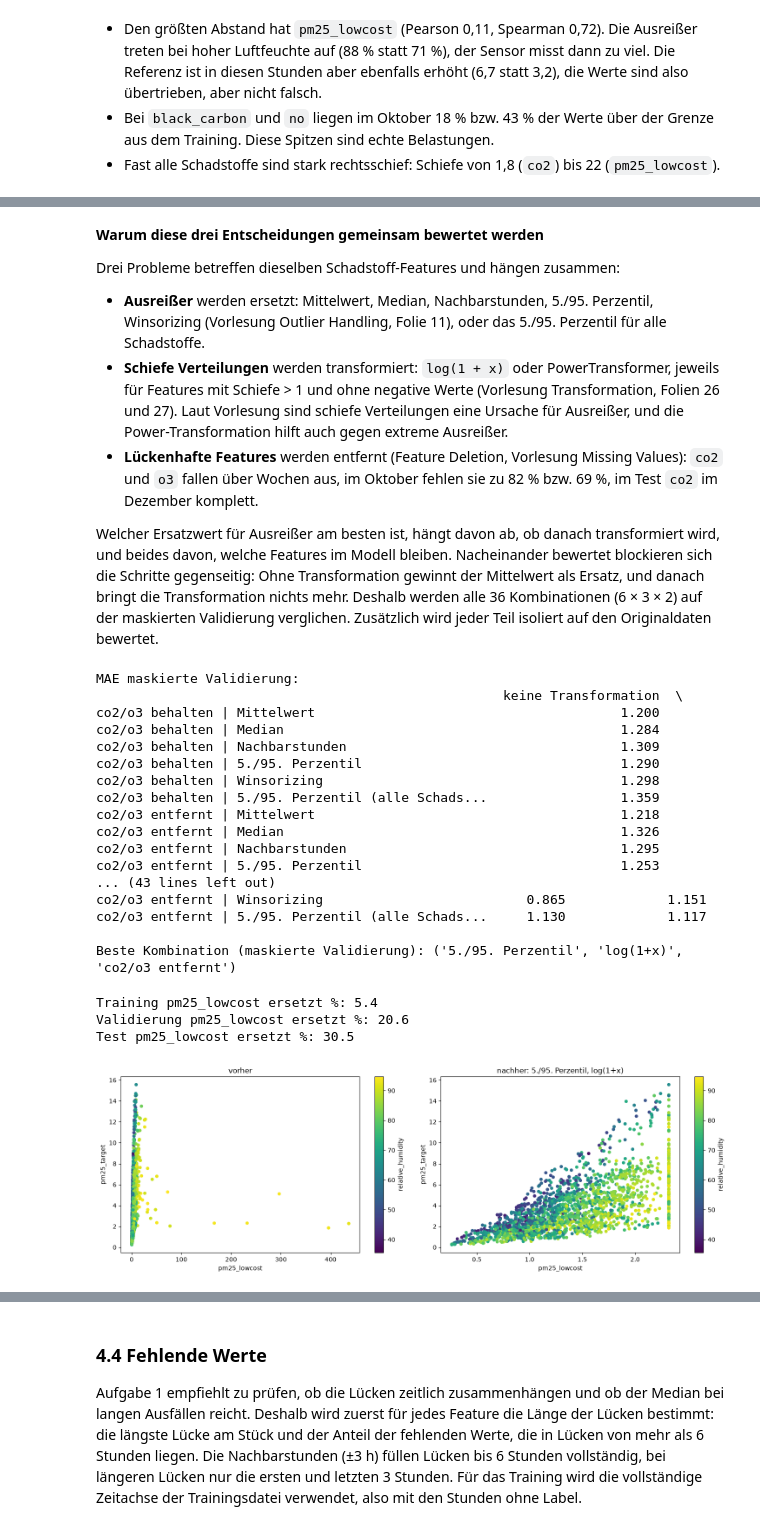
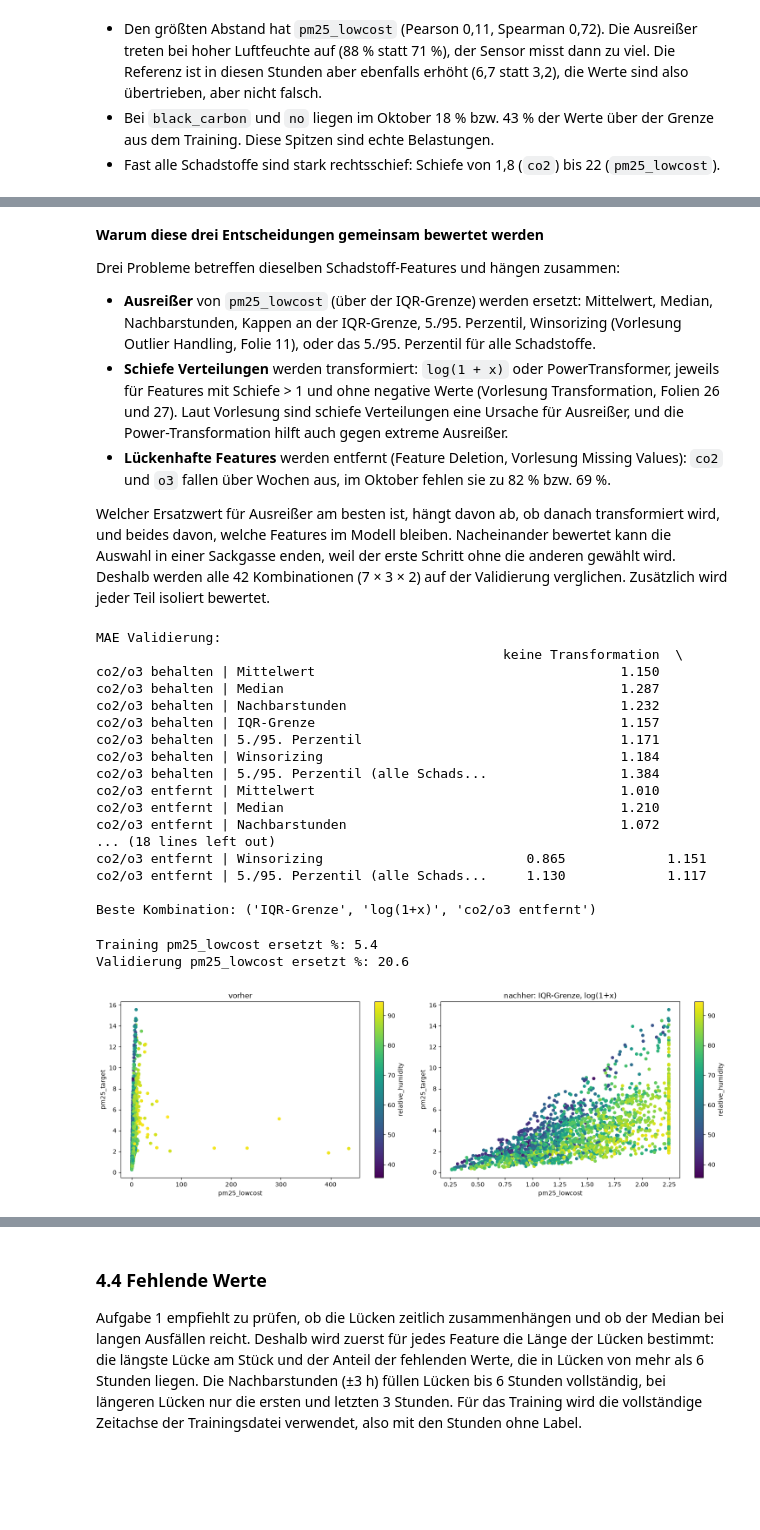
Before and after one commit to kevinvuong04/data-science-26-27, a Jupyter notebook: src/Notebooks/Aufgabe_2_Data_Preparation.ipynb, the cells around one changed output, grey strips where cells are left out. Cells and saved outputs as stored; diff of their text form; code cells hidden in the pictures; blank space fills up the shorter version.

```diff
--- a/src/Notebooks/Aufgabe_2_Data_Preparation.ipynb
+++ b/src/Notebooks/Aufgabe_2_Data_Preparation.ipynb
@@ -33,7 +35,7 @@ train = df.iloc[:split_index].dropna(subset=[LABEL]).copy()
 valid = df.iloc[split_index:].copy()
 
 print("Trainingszeilen ohne Label entfernt:", df.iloc[:split_index][LABEL].isnull().sum())
-for name, data in [("Training", train), ("Validierung", valid), ("Test", test)]:
+for name, data in [("Training", train), ("Validierung", valid)]:
     print(name + ":", data["timestamp"].min(), "bis", data["timestamp"].max(), "|", len(data), "Zeilen, ohne Label:", data[LABEL].isnull().sum())
 # %% [output]
 Trainingszeilen ohne Label entfernt: 204
@@ -203,7 +152,7 @@ def show(rows):
 ## 3. Baseline
 Alle 14 numerischen Features, fehlende Werte mit dem Trainings-Median gefüllt (die lineare Regression kann keine NaN verarbeiten). Zur Einordnung: eine naive Vorhersage, die immer den Mittelwert vorhersagt, und dieselbe Baseline mit dem zufälligen Split aus Aufgabe 1.
 # %%
-original = (train, valid, valid_mask, test)
+original = (train, valid, test)
 baseline = evaluate("Baseline", "Baseline", "Originaldaten, 14 numerische Features, NaN mit Trainings-Median", original)
 BASELINE = baseline
 
@@ -213,7 +162,7 @@ reg_baseline = linear_model.LinearRegression()
 reg_baseline.fit(train[features].fillna(median), train[LABEL])
 pred_val_baseline = reg_baseline.predict(valid[features].fillna(median))
 
-# Vergleich mit dem zufälligen Split aus Aufgabe 1 (nur normale Validierung)
+# Vergleich mit dem zufälligen Split aus Aufgabe 1
 labeled = df.dropna(subset=[LABEL])
 train_rand, valid_rand = train_test_split(labeled, test_size=0.20, random_state=42)
 median_rand = train_rand[features].median()
@@ -233,7 +182,7 @@ print(pd.DataFrame({"MAE_Val": [mae_rand, baseline["MAE_Val"]], "R2_Val": [r2_ra
                    index=["zufälliger Split (Aufgabe 1)", "zeitlicher Split"]).round(3))
 
 print("\nMAE naive Vorhersage (Mittelwert):", round(mean_absolute_error(valid[LABEL], [train[LABEL].mean()] * len(valid)), 4))
-print("MAE Baseline: Validierung", round(baseline["MAE_Val"], 4), "| maskierte Validierung", round(baseline["MAE_Val_mask"], 4))
+print("MAE Baseline Validierung:", round(baseline["MAE_Val"], 4))
 coefficients = pd.Series(reg_baseline.coef_, index=features)
 print("Koeffizient pm25_lowcost:", round(coefficients["pm25_lowcost"], 4), "| Koeffizient black_carbon:", round(coefficients["black_carbon"], 4))
 
@@ -427,11 +431,11 @@ True                       87.6          6.7
 **Warum diese drei Entscheidungen gemeinsam bewertet werden**
 
 Drei Probleme betreffen dieselben Schadstoff-Features und hängen zusammen:
-- **Ausreißer** werden ersetzt: Mittelwert, Median, Nachbarstunden, 5./95. Perzentil, Winsorizing (Vorlesung Outlier Handling, Folie 11), oder das 5./95. Perzentil für alle Schadstoffe.
+- **Ausreißer** von `pm25_lowcost` (über der IQR-Grenze) werden ersetzt: Mittelwert, Median, Nachbarstunden, Kappen an der IQR-Grenze, 5./95. Perzentil, Winsorizing (Vorlesung Outlier Handling, Folie 11), oder das 5./95. Perzentil für alle Schadstoffe.
 - **Schiefe Verteilungen** werden transformiert: `log(1 + x)` oder PowerTransformer, jeweils für Features mit Schiefe > 1 und ohne negative Werte (Vorlesung Transformation, Folien 26 und 27). Laut Vorlesung sind schiefe Verteilungen eine Ursache für Ausreißer, und die Power-Transformation hilft auch gegen extreme Ausreißer.
-- **Lückenhafte Features** werden entfernt (Feature Deletion, Vorlesung Missing Values): `co2` und `o3` fallen über Wochen aus, im Oktober fehlen sie zu 82 % bzw. 69 %, im Test `co2` im Dezember komplett.
+- **Lückenhafte Features** werden entfernt (Feature Deletion, Vorlesung Missing Values): `co2` und `o3` fallen über Wochen aus, im Oktober fehlen sie zu 82 % bzw. 69 %.
 
-Welcher Ersatzwert für Ausreißer am besten ist, hängt davon ab, ob danach transformiert wird, und beides davon, welche Features im Modell bleiben. Nacheinander bewertet blockieren sich die Schritte gegenseitig: Ohne Transformation gewinnt der Mittelwert als Ersatz, und danach bringt die Transformation nichts mehr. Deshalb werden alle 36 Kombinationen (6 × 3 × 2) auf der maskierten Validierung verglichen. Zusätzlich wird jeder Teil isoliert auf den Originaldaten bewertet.
+Welcher Ersatzwert für Ausreißer am besten ist, hängt davon ab, ob danach transformiert wird, und beides davon, welche Features im Modell bleiben. Nacheinander bewertet kann die Auswahl in einer Sackgasse enden, weil der erste Schritt ohne die anderen gewählt wird. Deshalb werden alle 42 Kombinationen (7 × 3 × 2) auf der Validierung verglichen. Zusätzlich wird jeder Teil isoliert bewertet.
 # %%
 def replace_outliers(train_df, val_df, test_df, columns, method):
     # Ausreißer ersetzen, Grenzen und Ersatzwerte nur aus dem Training
@@ -442,6 +446,7 @@ def replace_outliers(train_df, val_df, test_df, columns, method):
         p5, p95 = train_df[col].quantile(0.05), train_df[col].quantile(0.95)
         values = {"Mittelwert": [train_df[col].mean(), train_df[col].mean()],
                   "Median": [train_df[col].median(), train_df[col].median()],
+                  "IQR-Grenze": [lower, upper],                 # Kappen: Werte außerhalb auf die Grenze setzen
                   "5./95. Perzentil": [p5, p95]}
         if method == "Nachbarstunden":
             # Ausreißer als fehlend markieren und mit dem Mittel der Stunden +-3 h füllen
@@ -497,7 +502,8 @@ def drop_columns(train_df, val_df, test_df, columns):
 
 POLLUTANTS = ["pm25_lowcost", "no", "no2", "black_carbon", "ufp", "co2"]
 outlier_variants = [("Mittelwert", ["pm25_lowcost"]), ("Median", ["pm25_lowcost"]), ("Nachbarstunden", ["pm25_lowcost"]),
-                    ("5./95. Perzentil", ["pm25_lowcost"]), ("Winsorizing", ["pm25_lowcost"]), ("5./95. Perzentil (alle Schadstoffe)", POLLUTANTS)]
+                    ("IQR-Grenze", ["pm25_lowcost"]), ("5./95. Perzentil", ["pm25_lowcost"]), ("Winsorizing", ["pm25_lowcost"]),
+                    ("5./95. Perzentil (alle Schadstoffe)", POLLUTANTS)]
 skew_variants = [("keine Transformation", None), ("log(1+x)", log_transform), ("PowerTransformer", power_transform)]
 deletion_variants = [("co2/o3 behalten", []), ("co2/o3 entfernt", ["co2", "o3"])]
 
@@ -520,74 +526,72 @@ for deletion_name, deletion_cols in deletion_variants:
             joint_choice.append((outlier_name, skew_name, deletion_name))
 
 # Vergleich als Tabelle: Zeilen = co2/o3 und Ausreißer-Ersatz, Spalten = Transformation
-for key, title in [("MAE_Val_mask", "MAE maskierte Validierung:"), ("MAE_Val", "\nMAE normale Validierung:")]:
-    table = {}
-    for choice, row in zip(joint_choice, joint_rows):
-        table.setdefault(choice[1], {})[choice[2] + " | " + choice[0]] = row[key]
-    print(title)
-    print(pd.DataFrame(table).round(3))
+table = {}
+for choice, row in zip(joint_choice, joint_rows):
+    table.setdefault(choice[1], {})[choice[2] + " | " + choice[0]] = row["MAE_Val"]
+print("MAE Validierung:")
+print(pd.DataFrame(table).round(3))
 
 best = 0
 for i in range(len(joint_rows)):
-    if joint_rows[i]["MAE_Val_mask"] < joint_rows[best]["MAE_Val_mask"]:
+    if joint_rows[i]["MAE_Val"] < joint_rows[best]["MAE_Val"]:
         best = i
 r_joint, data_new = joint_rows[best], joint_data[best]
 outlier_name, skew_name, deletion_name = joint_choice[best]
 check_integrity(data_new)
-print("\nBeste Kombination (maskierte Validierung):", joint_choice[best])
+print("\nBeste Kombination:", joint_choice[best])
 # %% [output]
-MAE maskierte Validierung:
+MAE Validierung:
                                                     keine Transformation  \
-co2/o3 behalten | Mittelwert                                       1.200
-co2/o3 behalten | Median                                           1.284
-co2/o3 behalten | Nachbarstunden                                   1.309
-co2/o3 behalten | 5./95. Perzentil                                 1.290
-co2/o3 behalten | Winsorizing                                      1.298
-co2/o3 behalten | 5./95. Perzentil (alle Schads...                 1.359
-co2/o3 entfernt | Mittelwert                                       1.218
-co2/o3 entfernt | Median                                           1.326
-co2/o3 entfernt | Nachbarstunden                                   1.295
-co2/o3 entfernt | 5./95. Perzentil                                 1.253
-... (43 lines left out)
+co2/o3 behalten | Mittelwert                                       1.150
+co2/o3 behalten | Median                                           1.287
+co2/o3 behalten | Nachbarstunden                                   1.232
+co2/o3 behalten | IQR-Grenze                                       1.157
+co2/o3 behalten | 5./95. Perzentil                                 1.171
+co2/o3 behalten | Winsorizing                                      1.184
+co2/o3 behalten | 5./95. Perzentil (alle Schads...                 1.384
+co2/o3 entfernt | Mittelwert                                       1.010
+co2/o3 entfernt | Median                                           1.210
+co2/o3 entfernt | Nachbarstunden                                   1.072
+... (18 lines left out)
 co2/o3 entfernt | Winsorizing                          0.865             1.151
 co2/o3 entfernt | 5./95. Perzentil (alle Schads...     1.130             1.117
 
-Beste Kombination (maskierte Validierung): ('5./95. Perzentil', 'log(1+x)', 'co2/o3 entfernt')
+Beste Kombination: ('IQR-Grenze', 'log(1+x)', 'co2/o3 entfernt')
 # %%
 # Jeder Teil der besten Kombination isoliert auf den Originaldaten (nach 4.1 und 4.2)
 base = path_data[-1]
 method = outlier_name.replace(" (alle Schadstoffe)", "")
 cols_iso = [col for col in dict(outlier_variants)[outlier_name] if col in base[0].columns]
 iso_rows = [evaluate("Ausreißer " + outlier_name, "isoliert", "nur diese Ausreißerbehandlung", run_step(replace_outliers, base, cols_iso, method))]
 if skew_name != "keine Transformation":
     function = dict(skew_variants)[skew_name]
     iso_rows.append(evaluate(skew_name, "isoliert", "nur diese Transformation", run_step(function, base, skewed_columns(base[0]))))
 if deletion_name == "co2/o3 entfernt":
     iso_rows.append(evaluate("co2/o3 entfernt", "isoliert", "nur Feature Deletion co2 und o3", run_step(drop_columns, base, ["co2", "o3"])))
 
 # Anteil der als Ausreißer ersetzten pm25_lowcost-Werte (über der IQR-Grenze des Trainings)
 q1, q3 = cur[0]["pm25_lowcost"].quantile(0.25), cur[0]["pm25_lowcost"].quantile(0.75)
-for name, data_before in [("Training", cur[0]), ("Validierung", cur[1]), ("Test", cur[3])]:
+for name, data_before in [("Training", cur[0]), ("Validierung", cur[1])]:
     print(name, "pm25_lowcost ersetzt %:", round((data_before["pm25_lowcost"] > q3 + 1.5 * (q3 - q1)).mean() * 100, 1))
 fig, axs = plt.subplots(1, 2, figsize=(15, 5))
 cur[0].plot.scatter(x="pm25_lowcost", y=LABEL, c="relative_humidity", colormap="viridis", sharex=False, ax=axs[0], title="vorher")
 data_new[0].plot.scatter(x="pm25_lowcost", y=LABEL, c="relative_humidity", colormap="viridis", sharex=False, ax=axs[1],
                          title="nachher: " + outlier_name + ", " + skew_name)
 plt.tight_layout()
 plt.show()
 
 if improves(r_joint):
-    take_over(r_joint, data_new, "niedrigster MAE der maskierten Validierung von 36 Kombinationen")
+    take_over(r_joint, data_new, "niedrigster MAE der Validierung von " + str(len(joint_rows)) + " Kombinationen")
 else:
-    adopt(r_joint, "nein", "MAE (maskiert) sinkt nicht")
+    adopt(r_joint, "nein", "MAE sinkt nicht")
 for row in joint_rows:
     if row is not r_joint:
         row["Übernommen"] = "nein"
 with open(LOG_FILE, "a", encoding="utf-8") as log:
-    log.write("ENTSCHEIDUNG übrige 35 Kombinationen: nein (höherer MAE der maskierten Validierung)\n")
+    log.write("ENTSCHEIDUNG übrige " + str(len(joint_rows) - 1) + " Kombinationen: nein (höherer MAE der Validierung)\n")
 show([before, r_joint] + iso_rows)
 # %% [output]
 Training pm25_lowcost ersetzt %: 5.4
 Validierung pm25_lowcost ersetzt %: 20.6
-Test pm25_lowcost ersetzt %: 30.5
-[figure, old version]
+[figure, new version]
```
Also changed, not shown: parts of 50 cells of this notebook, 5 other files.
